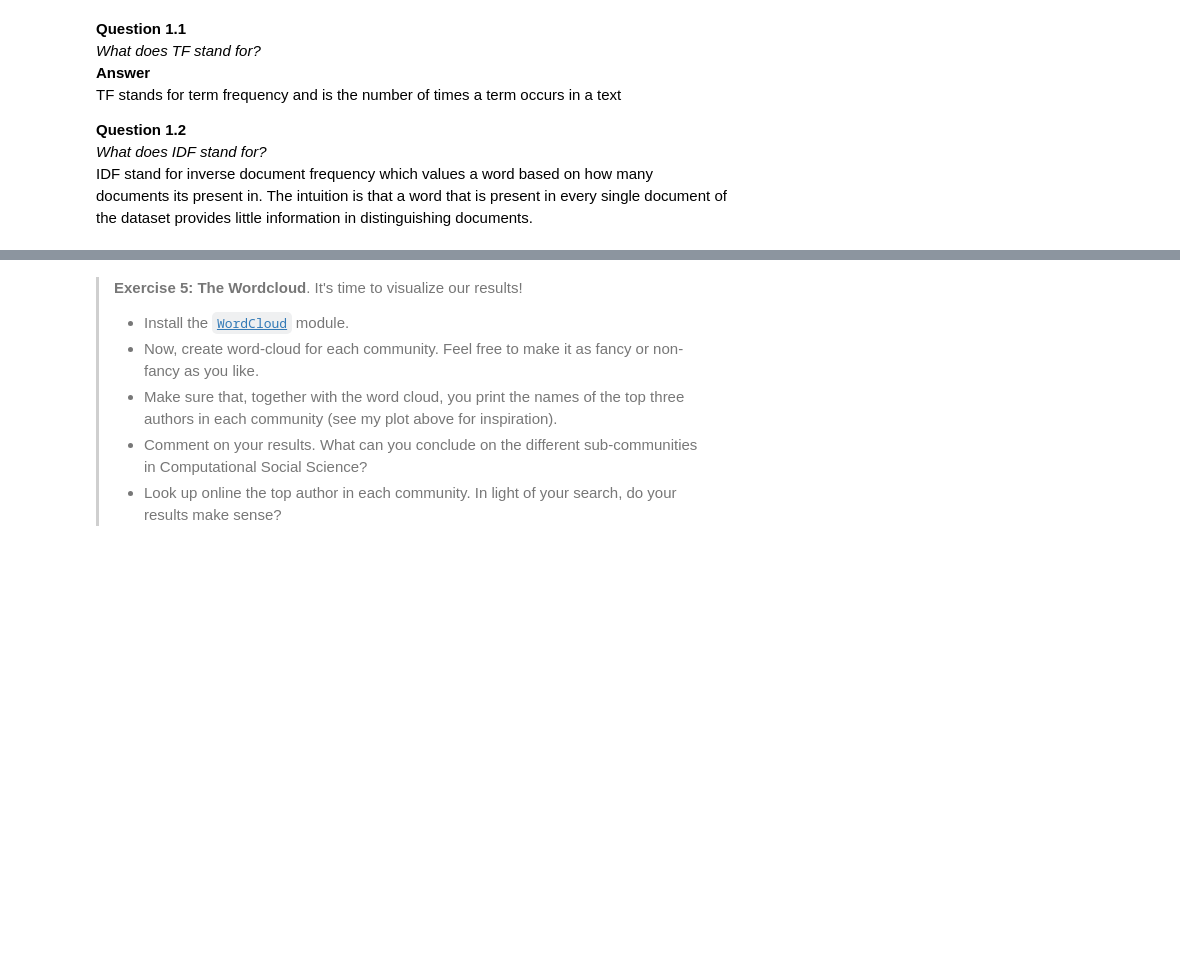
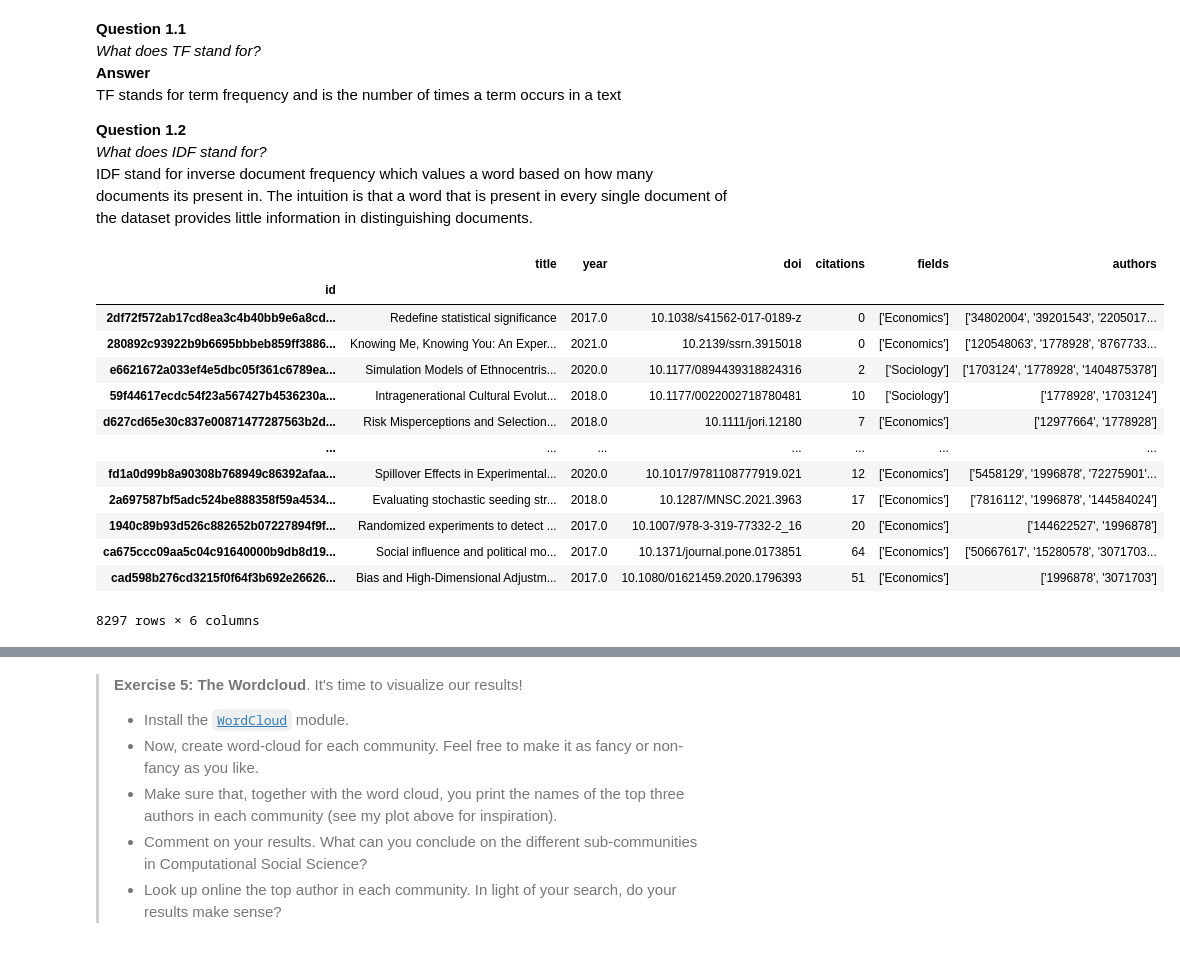
Before and after one commit to RSM-git/assignment2_compsocsci, a Jupyter notebook: Assignment2.ipynb, the cells around one changed output, grey strips where cells are left out. Saved outputs shown, nothing was run; the diff lists cells and outputs as text; code cells hidden in the pictures; blank space fills up the shorter version.

```diff
--- a/Assignment2.ipynb
+++ b/Assignment2.ipynb
@@ -779,4 +799,4 @@ IDF stand for inverse document frequency which values a word based on how many d
 with open("author_partitioning.pkl", "rb") as f:
     author_partitioning = pickle.load(f)
 # %%
-css_paper_df = pd.read_csv("css_papers.csv", index_col="id")
+css_paper_df = pd.read_csv("css_papers.csv")
@@ -787 +806,18 @@ abstract_df = abstract_df[~abstract_df.index.duplicated(keep='first')]
+# %%
+css_paper_df
+# %% [output]
+|  | title | year | doi | citations | fields | authors |
+| id |  |  |  |  |  |  |
+| 2df72f572ab17cd8ea3c4b40bb9e6a8cd... | Redefine statistical significance | 2017.0 | 10.1038/s41562-017-0189-z | 0 | ['Economics'] | ['34802004', '39201543', '2205017... |
+| 280892c93922b9b6695bbbeb859ff3886... | Knowing Me, Knowing You: An Exper... | 2021.0 | 10.2139/ssrn.3915018 | 0 | ['Economics'] | ['120548063', '1778928', '8767733... |
+| e6621672a033ef4e5dbc05f361c6789ea... | Simulation Models of Ethnocentris... | 2020.0 | 10.1177/0894439318824316 | 2 | ['Sociology'] | ['1703124', '1778928', '1404875378'] |
+| 59f44617ecdc54f23a567427b4536230a... | Intragenerational Cultural Evolut... | 2018.0 | 10.1177/0022002718780481 | 10 | ['Sociology'] | ['1778928', '1703124'] |
+| d627cd65e30c837e00871477287563b2d... | Risk Misperceptions and Selection... | 2018.0 | 10.1111/jori.12180 | 7 | ['Economics'] | ['12977664', '1778928'] |
+| ... | ... | ... | ... | ... | ... | ... |
+| fd1a0d99b8a90308b768949c86392afaa... | Spillover Effects in Experimental... | 2020.0 | 10.1017/9781108777919.021 | 12 | ['Economics'] | ['5458129', '1996878', '72275901'... |
+| 2a697587bf5adc524be888358f59a4534... | Evaluating stochastic seeding str... | 2018.0 | 10.1287/MNSC.2021.3963 | 17 | ['Economics'] | ['7816112', '1996878', '144584024'] |
+| 1940c89b93d526c882652b07227894f9f... | Randomized experiments to detect ... | 2017.0 | 10.1007/978-3-319-77332-2_16 | 20 | ['Economics'] | ['144622527', '1996878'] |
+| ca675ccc09aa5c04c91640000b9db8d19... | Social influence and political mo... | 2017.0 | 10.1371/journal.pone.0173851 | 64 | ['Economics'] | ['50667617', '15280578', '3071703... |
+| cad598b276cd3215f0f64f3b692e26626... | Bias and High-Dimensional Adjustm... | 2017.0 | 10.1080/01621459.2020.1796393 | 51 | ['Economics'] | ['1996878', '3071703'] |
+8297 rows × 6 columns
 # %%
```
Also changed, not shown: parts of 21 cells of this notebook.
